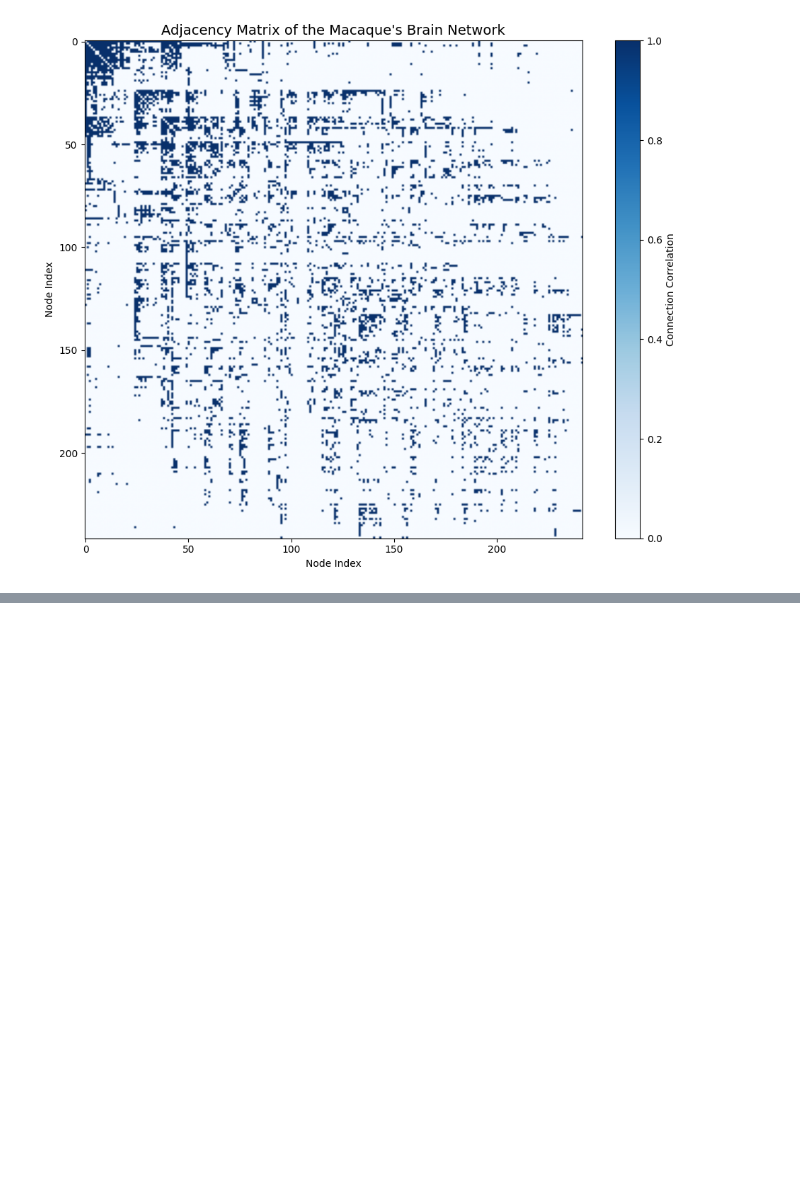
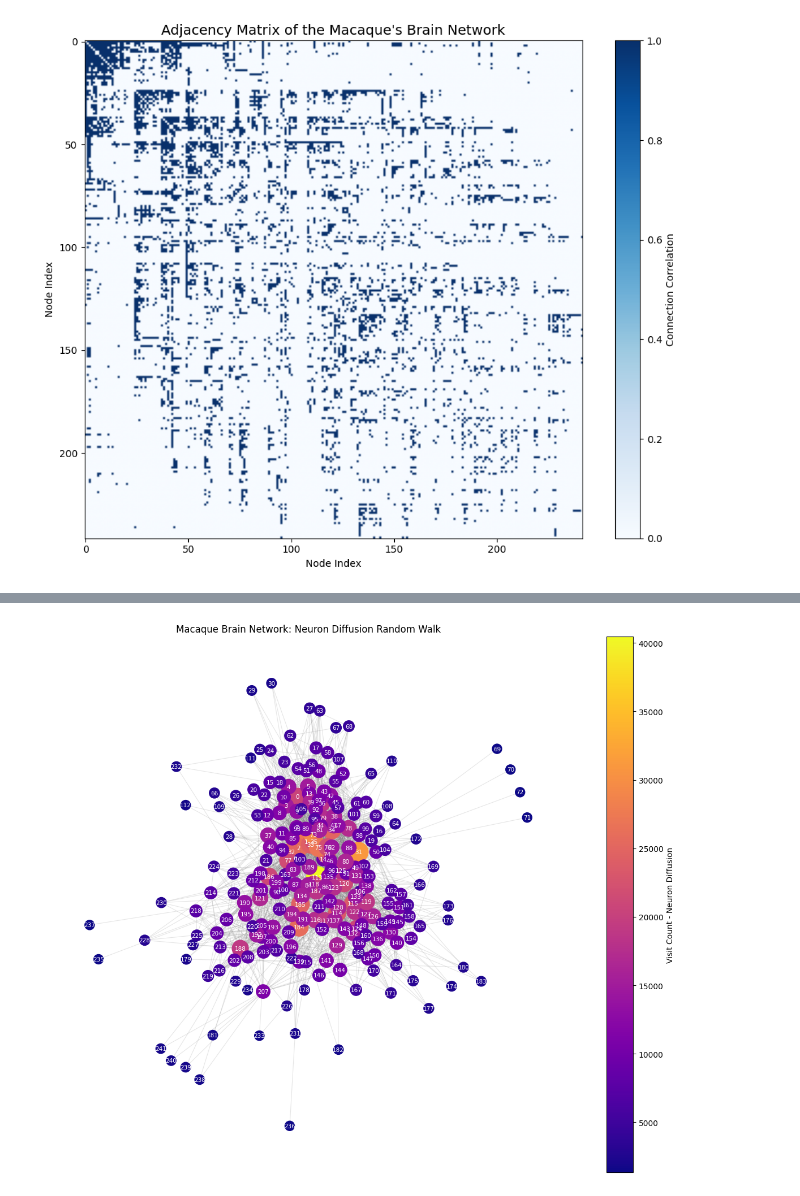
Before and after one commit to cristian0527/MATH-383, a Jupyter notebook: Midterm_Project.ipynb, the cells around one changed output, grey strips where cells are left out. Saved outputs shown, nothing was run; the diff lists cells and outputs as text; code cells hidden in the pictures; blank space fills up the shorter version.

```diff
--- a/Midterm_Project.ipynb
+++ b/Midterm_Project.ipynb
@@ -148,0 +509,44 @@ plt.show()
+# %%
+neurons = 1000
+decay_probability = 0.10
+steps = 500
+
+nodes = list(brainN.nodes())
+n = len(nodes)
+
+visit_counts = {node: 0 for node in nodes}
+
+for i in nodes:
+    for j in range(neurons):
+        current = i
+        for k in range(steps):
+            visit_counts[current] += 1 # record visit
+            if random.random() < decay_probability:
+                break # walker dies
+            neighbors = list(brainN.neighbors(current))
+            if not neighbors:
+                break
+            current = random.choice(neighbors)  # move, prob = 1/degree
+# %%
+scores = np.array([visit_counts[n] for n in brainN.nodes()])
+norm_scores = (scores - scores.min()) / (scores.max() - scores.min())
+size = 150 + (625 * norm_scores)
+
+pos = nx.spring_layout(brainN, seed=67)
+
+fig, ax = plt.subplots(figsize=(12, 10))
+
+nx.draw_networkx_edges(brainN, pos, alpha=0.2, width=0.8, edge_color='gray', ax=ax)
+nx.draw_networkx_nodes(brainN, pos, node_color=[plt.cm.plasma(s) for s in norm_scores], node_size=size, ax=ax)
+nx.draw_networkx_labels(brainN, pos, font_size=7.5, font_color='white', ax=ax)
+
+sm = plt.cm.ScalarMappable(cmap=plt.cm.plasma, norm=plt.Normalize(vmin=scores.min(), vmax=scores.max()))
+sm.set_array([])
+plt.colorbar(sm, ax=ax, label='Visit Count - Neuron Diffusion')
+
+ax.set_title('Macaque Brain Network: Neuron Diffusion Random Walk')
+ax.axis('off')
+plt.tight_layout()
+plt.show()
+# %% [output]
+[figure, added]
```
Also changed, not shown: parts of 35 cells of this notebook.
